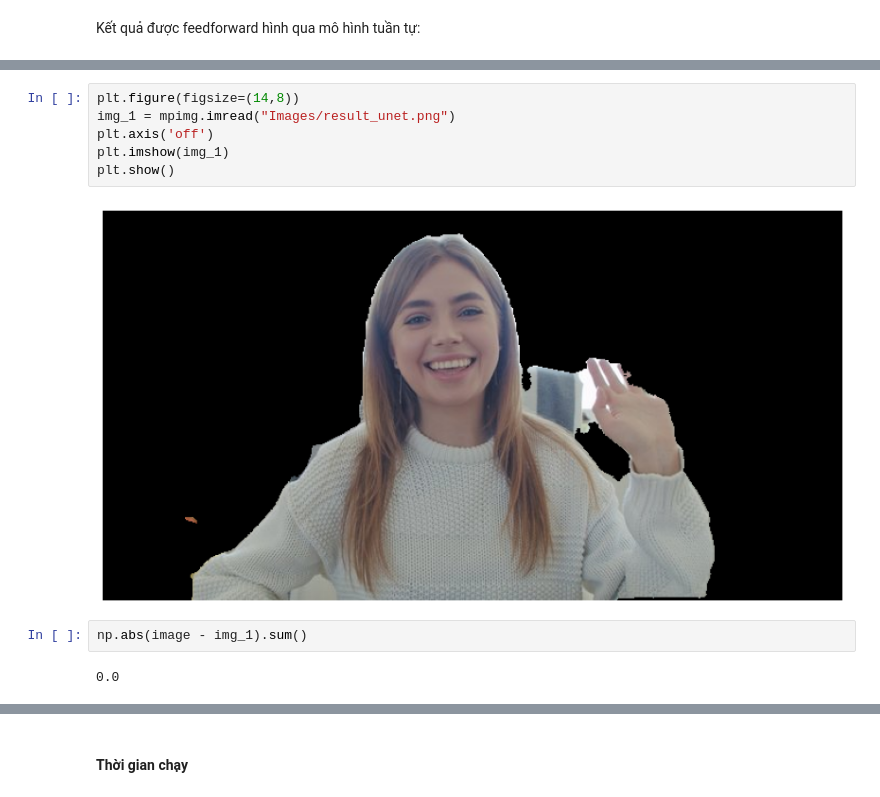
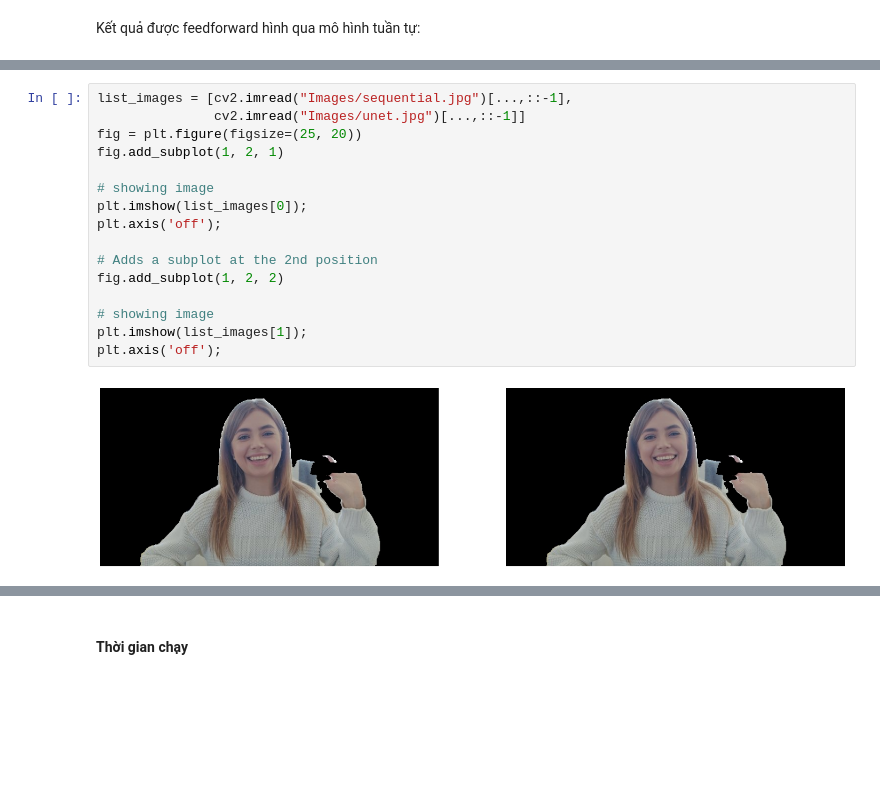
Before and after one commit to AnhDao1411/CSC14116, a Jupyter notebook: Report.ipynb, the cells around one changed output, grey strips where cells are left out. Drawn from its saved outputs; the diff is of its cells as text; blank space fills up the shorter version.

```diff
--- a/Report.ipynb
+++ b/Report.ipynb
@@ -580,12 +625,18 @@ plt.show()
-# %%
-plt.figure(figsize=(14,8))
-img_1 = mpimg.imread("Images/result_unet.png")
-plt.axis('off')
-plt.imshow(img_1)
-plt.show()
-# %% [output]
-[figure, removed]
-# %%
-np.abs(image - img_1).sum()
-# %% [output]
-0.0
+# %%
+list_images = [cv2.imread("Images/sequential.jpg")[...,::-1],
+               cv2.imread("Images/unet.jpg")[...,::-1]]
+fig = plt.figure(figsize=(25, 20))
+fig.add_subplot(1, 2, 1)
+
+# showing image
+plt.imshow(list_images[0]);
+plt.axis('off');
+
+# Adds a subplot at the 2nd position
+fig.add_subplot(1, 2, 2)
+
+# showing image
+plt.imshow(list_images[1]);
+plt.axis('off');
+# %% [output]
+[figure, added]
```
Also changed, not shown: parts of 157 cells of this notebook.
